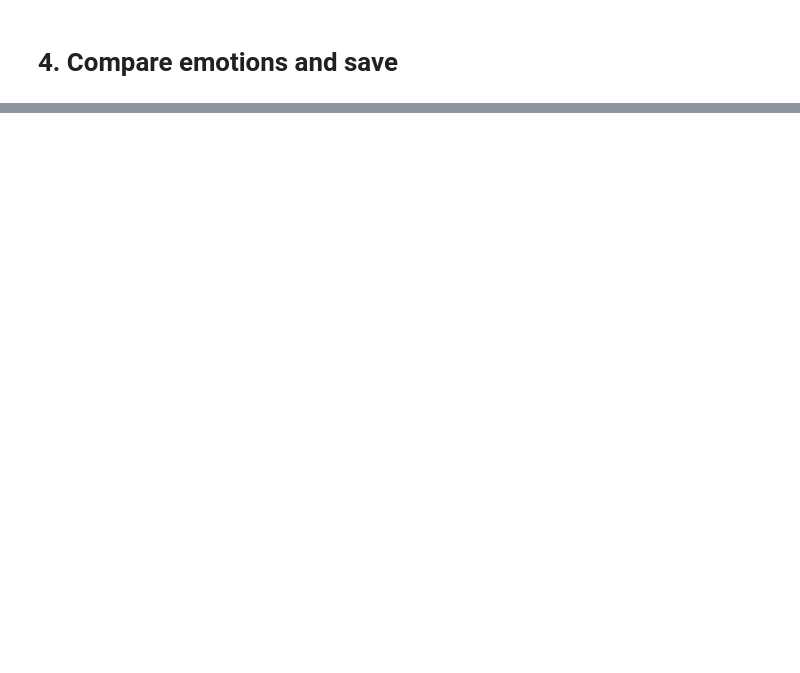
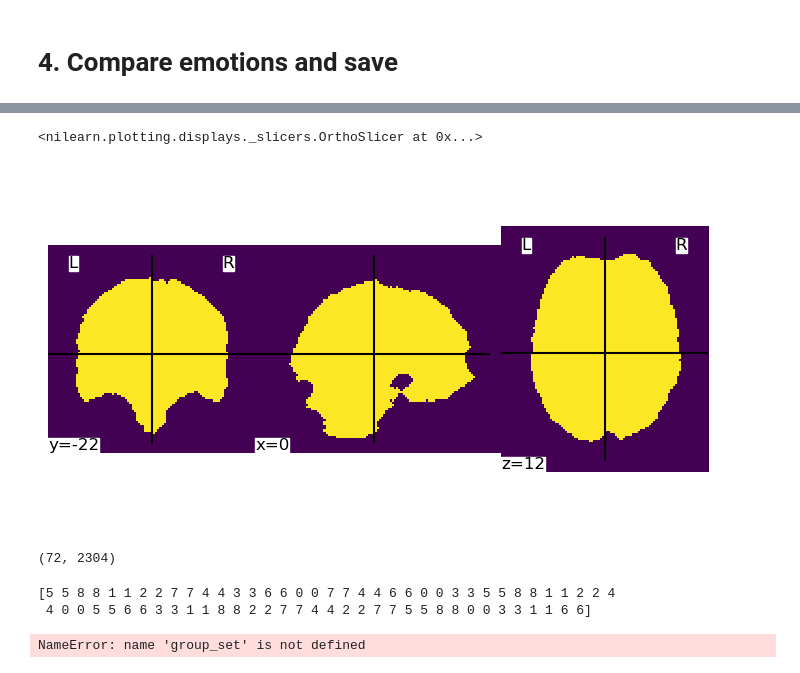
Before and after one commit to GalhardoCorreia/MusicBrainNetwork, a Jupyter notebook: scripts/functional-connectivity_BD.ipynb, the cells around one changed output, grey strips where cells are left out. Drawn from its saved outputs; the diff is of its cells as text; code cells hidden in the pictures; blank space fills up the shorter version.

```diff
--- a/scripts/functional-connectivity_BD.ipynb
+++ b/scripts/functional-connectivity_BD.ipynb
@@ -296,0 +402,14 @@ plotting.plot_matrix(correlation_matrix, labels=labels[1:], colorbar=True, vmax=
+# %%
+c_func_runs = [os.path.join(funcdir_path, f) for f in func_runs]
+# %%
+# Masking the data
+
+from nilearn.masking import compute_epi_mask, compute_multi_epi_mask
+
+mask_img = compute_multi_epi_mask(c_func_runs)
+# %%
+# plot mask image
+plot_img(mask_img)
+# %% [output]
+<nilearn.plotting.displays._slicers.OrthoSlicer at 0x...>
+[figure, added]
@@ -296,0 +427,28 @@ plotting.plot_matrix(correlation_matrix, labels=labels[1:], colorbar=True, vmax=
+# %%
+X.shape
+# %% [output]
+(72, 2304)
+# %%
+y = list(target_set.values())
+
+# transform the target_set unique strings to integers
+from sklearn.preprocessing import LabelEncoder
+le = LabelEncoder()
+y = le.fit_transform(y)
+
+# 0 agaisnt all others
+# y = np.where(y == 1, 0, 1)
+
+print(y)
+# %% [output]
+[5 5 8 8 1 1 2 2 7 7 4 4 3 3 6 6 0 0 7 7 4 4 6 6 0 0 3 3 5 5 8 8 1 1 2 2 4
+ 4 0 0 5 5 6 6 3 3 1 1 8 8 2 2 7 7 4 4 2 2 7 7 5 5 8 8 0 0 3 3 1 1 6 6]
+# %%
+runs_group = list(group_set.values())
+
+print(runs_group)
+
+# unique values in runs_group
+print(np.unique(runs_group))
+# %% [output]
+NameError: name 'group_set' is not defined
```
Also changed, not shown: parts of 18 cells of this notebook, 24 other files.
